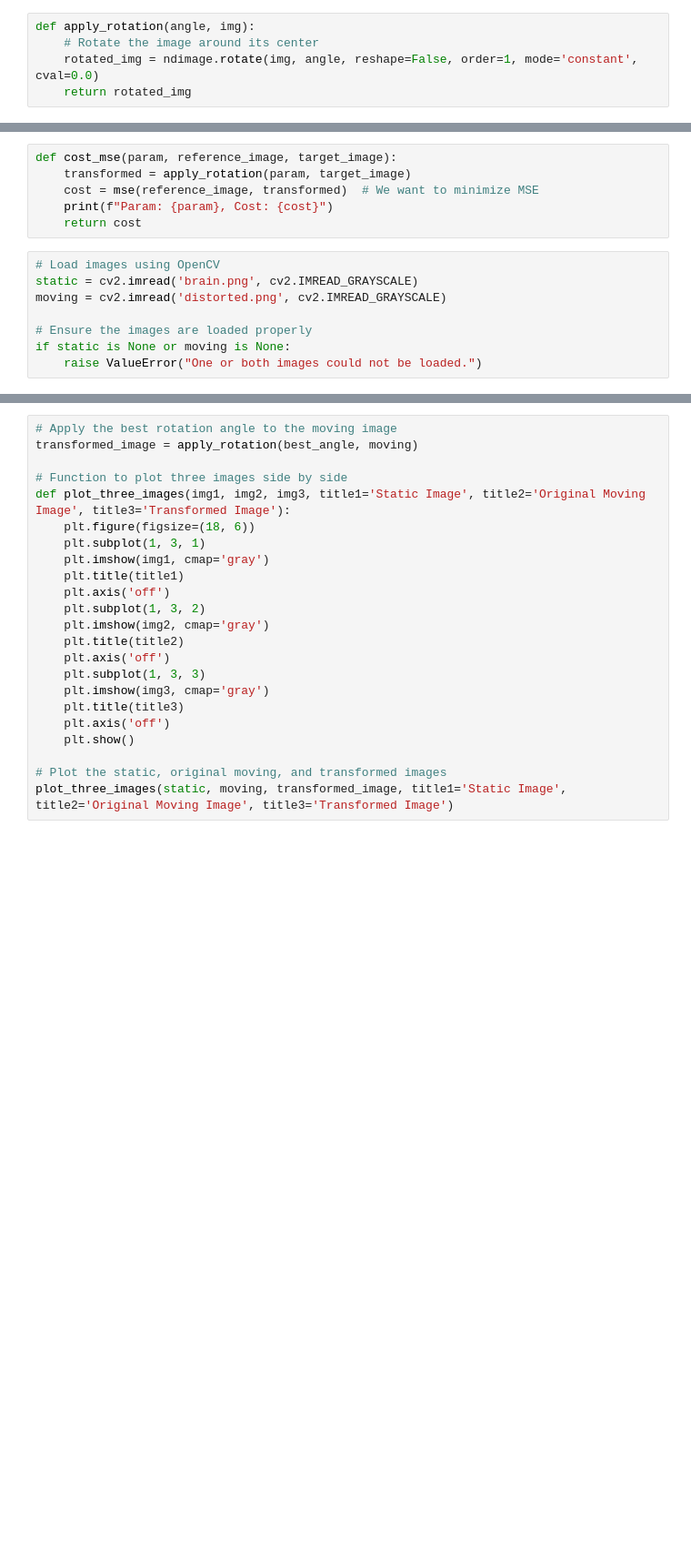
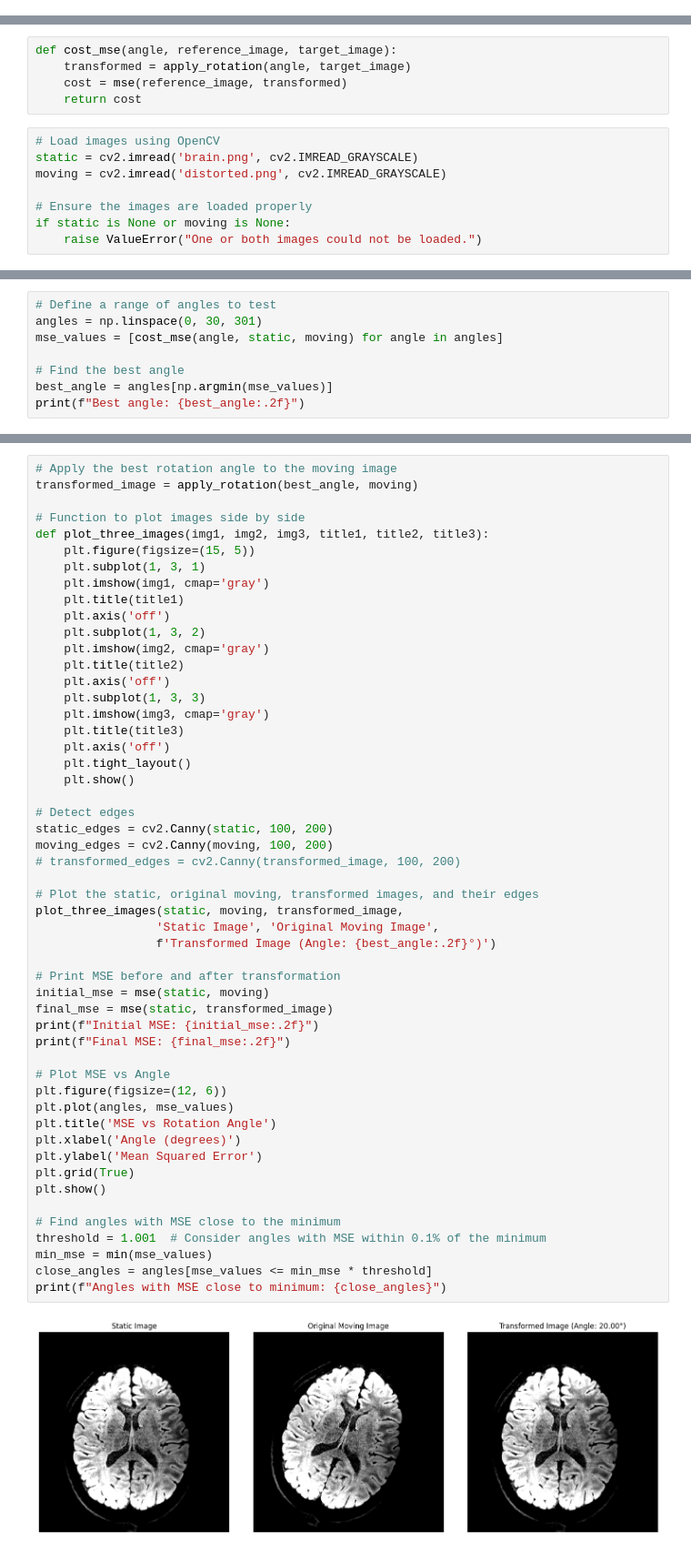
Before and after one commit to deka27/dipy, a Jupyter notebook: dipy/secondary/mse.ipynb, the cells around one changed output, grey strips where cells are left out. Shown: that part at 91% size. Saved outputs shown, nothing was run; the diff lists cells and outputs as text; blank space fills up the shorter version.

```diff
--- a/dipy/secondary/mse.ipynb
+++ b/dipy/secondary/mse.ipynb
@@ -27,8 +27,3 @@ def mse(arr1, arr2):
     mse_value = np.mean((arr1_cropped - arr2_cropped) ** 2)
 
     return mse_value
-# %%
-def apply_rotation(angle, img):
-    # Rotate the image around its center
-    rotated_img = ndimage.rotate(img, angle, reshape=False, order=1, mode='constant', cval=0.0)
-    return rotated_img
@@ -35,8 +39,7 @@ def apply_rotation(angle, img):
 # %%
-def cost_mse(param, reference_image, target_image):
-    transformed = apply_rotation(param, target_image)
-    cost = mse(reference_image, transformed)  # We want to minimize MSE
-    print(f"Param: {param}, Cost: {cost}")
+def cost_mse(angle, reference_image, target_image):
+    transformed = apply_rotation(angle, target_image)
+    cost = mse(reference_image, transformed)
     return cost
 # %%
 # Load images using OpenCV
@@ -59,0 +52,8 @@ ValueError: matmul: Input operand 1 has a mismatch in its core dimension 0, with
+# %%
+# Define a range of angles to test
+angles = np.linspace(0, 30, 301)
+mse_values = [cost_mse(angle, static, moving) for angle in angles]
+
+# Find the best angle
+best_angle = angles[np.argmin(mse_values)]
+print(f"Best angle: {best_angle:.2f}")
@@ -60,23 +62,54 @@ ValueError: matmul: Input operand 1 has a mismatch in its core dimension 0, with
 # %%
 # Apply the best rotation angle to the moving image
 transformed_image = apply_rotation(best_angle, moving)
 
-# Function to plot three images side by side
-def plot_three_images(img1, img2, img3, title1='Static Image', title2='Original Moving Image', title3='Transformed Image'):
-    plt.figure(figsize=(18, 6))
+# Function to plot images side by side
+def plot_three_images(img1, img2, img3, title1, title2, title3):
+    plt.figure(figsize=(15, 5))
     plt.subplot(1, 3, 1)
     plt.imshow(img1, cmap='gray')
     plt.title(title1)
     plt.axis('off')
     plt.subplot(1, 3, 2)
     plt.imshow(img2, cmap='gray')
     plt.title(title2)
     plt.axis('off')
     plt.subplot(1, 3, 3)
     plt.imshow(img3, cmap='gray')
     plt.title(title3)
     plt.axis('off')
+    plt.tight_layout()
     plt.show()
 
-# Plot the static, original moving, and transformed images
-plot_three_images(static, moving, transformed_image, title1='Static Image', title2='Original Moving Image', title3='Transformed Image')
+# Detect edges
+static_edges = cv2.Canny(static, 100, 200)
+moving_edges = cv2.Canny(moving, 100, 200)
+# transformed_edges = cv2.Canny(transformed_image, 100, 200)
+
+# Plot the static, original moving, transformed images, and their edges
+plot_three_images(static, moving, transformed_image,
+                 'Static Image', 'Original Moving Image',
+                 f'Transformed Image (Angle: {best_angle:.2f}°)')
+
+# Print MSE before and after transformation
+initial_mse = mse(static, moving)
+final_mse = mse(static, transformed_image)
+print(f"Initial MSE: {initial_mse:.2f}")
+print(f"Final MSE: {final_mse:.2f}")
+
+# Plot MSE vs Angle
+plt.figure(figsize=(12, 6))
+plt.plot(angles, mse_values)
+plt.title('MSE vs Rotation Angle')
+plt.xlabel('Angle (degrees)')
+plt.ylabel('Mean Squared Error')
+plt.grid(True)
+plt.show()
+
+# Find angles with MSE close to the minimum
+threshold = 1.001  # Consider angles with MSE within 0.1% of the minimum
+min_mse = min(mse_values)
+close_angles = angles[mse_values <= min_mse * threshold]
+print(f"Angles with MSE close to minimum: {close_angles}")
+# %% [output]
+[figure, added]
```
Also changed, not shown: parts of 4 cells of this notebook, 5 other files.
